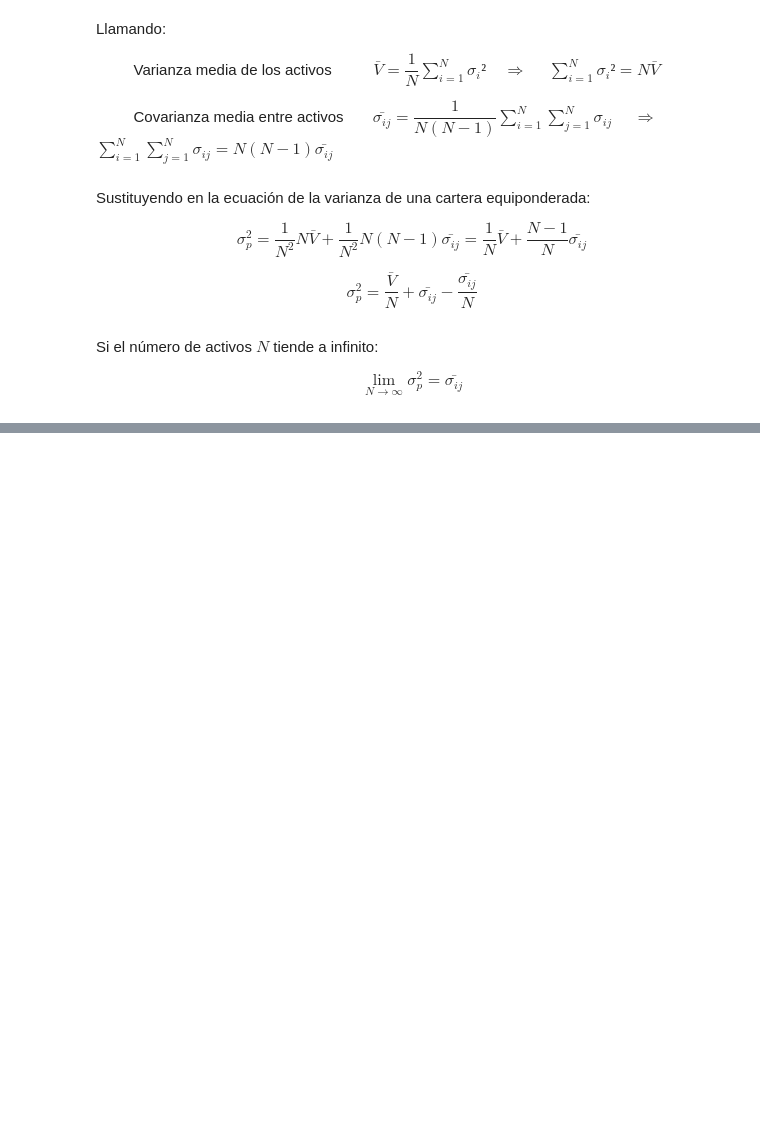
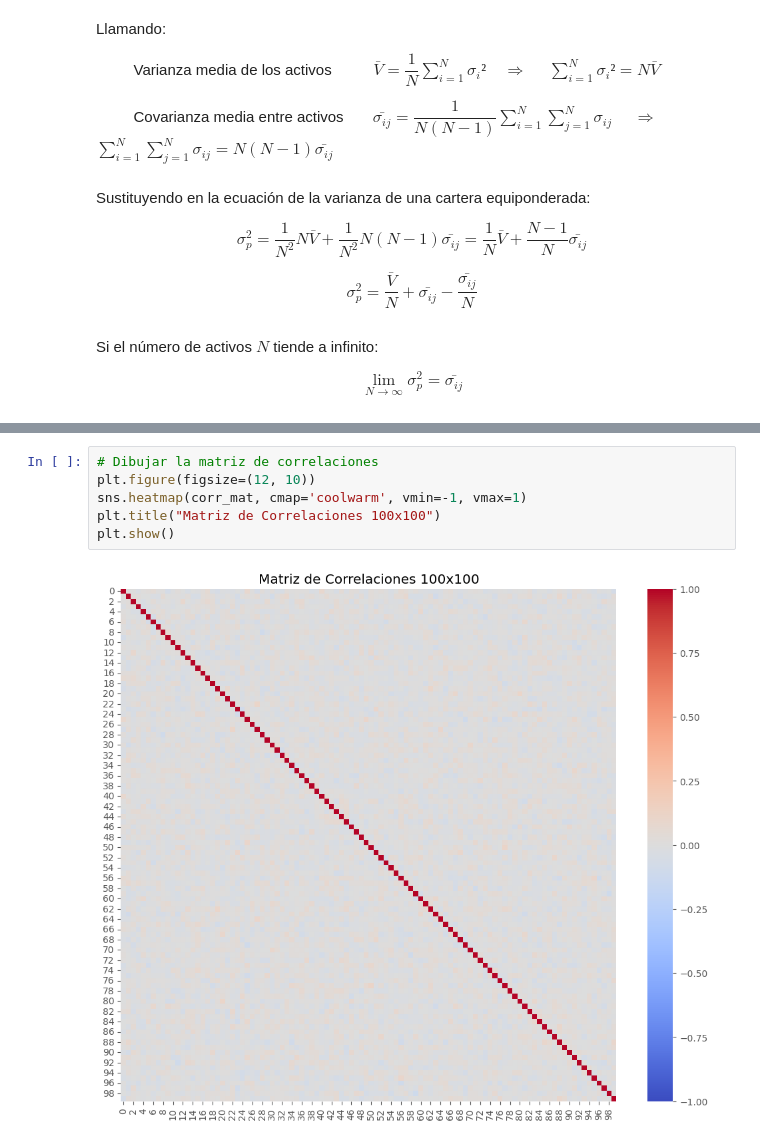
Before and after one commit to alfonso-santos/Python-aplicado-gestion-carteras, a Jupyter notebook: source/cartera-dos-activos.ipynb, the cells around one changed output, grey strips where cells are left out. Cells and saved outputs as stored; diff of their text form; blank space fills up the shorter version.

```diff
--- a/source/cartera-dos-activos.ipynb
+++ b/source/cartera-dos-activos.ipynb
@@ -312,0 +377,8 @@ $$\lim_{N \to \infty} \sigma_p^2= \bar{\sigma_{ij}} $$
+# %%
+# Dibujar la matriz de correlaciones
+plt.figure(figsize=(12, 10))
+sns.heatmap(corr_mat, cmap='coolwarm', vmin=-1, vmax=1)
+plt.title("Matriz de Correlaciones 100x100")
+plt.show()
+# %% [output]
+[figure, added]
```
Also changed, not shown: parts of 14 cells of this notebook, 1 other file.
